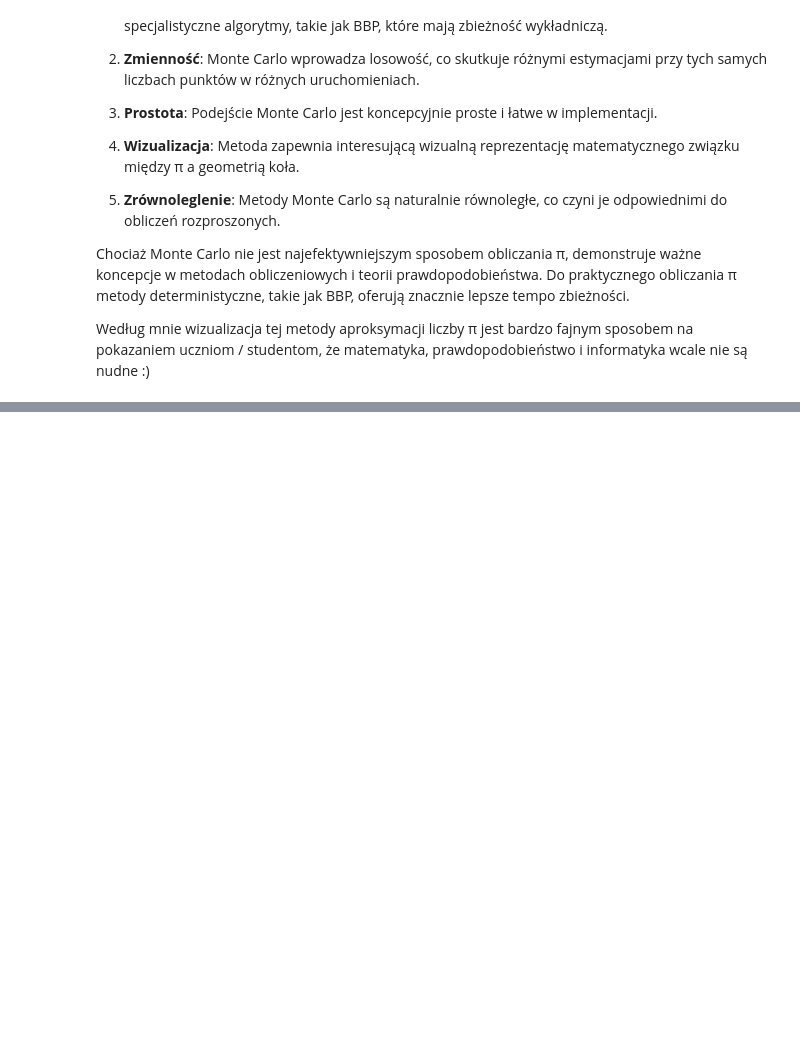
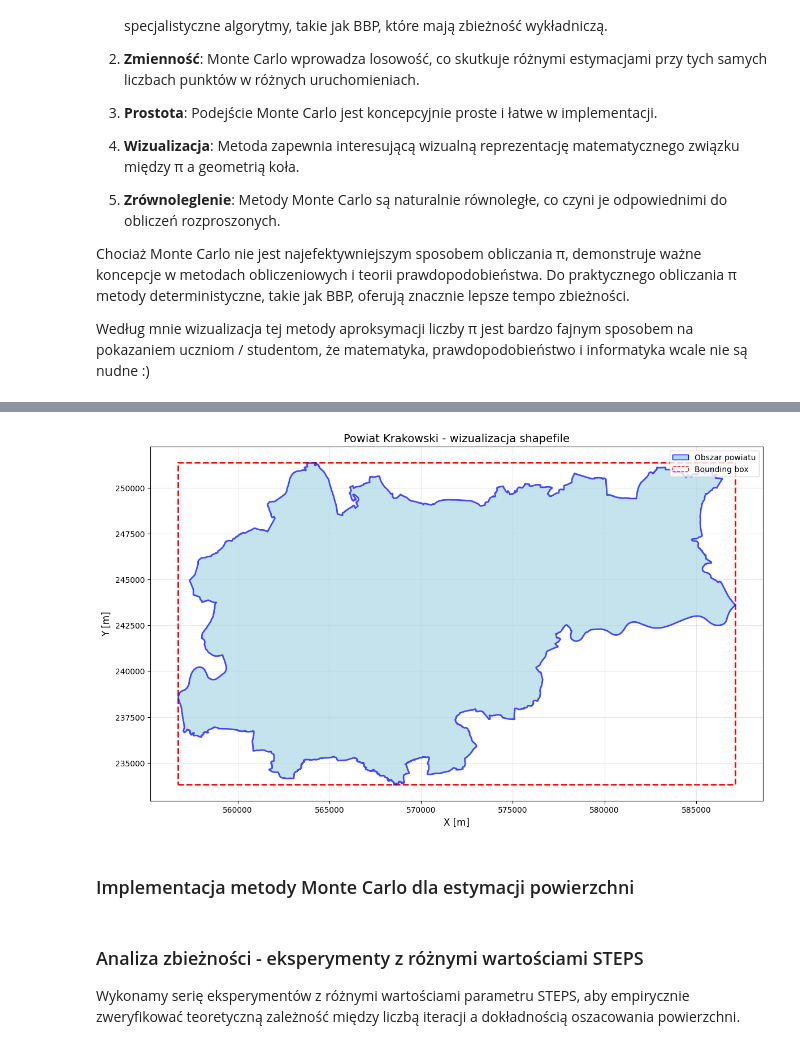
Before and after one commit to birzyk6/inteligencja-obliczeniowa, a Jupyter notebook: lab1 - Monte Carlo/montecarlo.ipynb, the cells around one changed output, grey strips where cells are left out. Cells and saved outputs as stored; diff of their text form; code cells hidden in the pictures; blank space fills up the shorter version.

```diff
--- a/lab1 - Monte Carlo/montecarlo.ipynb
+++ b/lab1 - Monte Carlo/montecarlo.ipynb
@@ -626,0 +830,8 @@ Według mnie wizualizacja tej metody aproksymacji liczby π jest bardzo fajnym s
+# %%
+import geopandas as gpd
+from shapely.geometry import Point, Polygon
+
+shapefile_path = '/Users/bartek/Desktop/stoh/shp/Powiat_Krakow_2180.shp'
+gdf = gpd.read_file(shapefile_path)
+
+display(gdf.head())
@@ -626,0 +897,29 @@ Według mnie wizualizacja tej metody aproksymacji liczby π jest bardzo fajnym s
+# %%
+fig, ax = plt.subplots(figsize=(12, 10))
+
+gdf.plot(ax=ax, facecolor='lightblue', edgecolor='blue', linewidth=2, alpha=0.7)
+
+from matplotlib.patches import Rectangle
+bbox_rect = Rectangle((bounds[0], bounds[1]), bbox_width, bbox_height,
+                       fill=False, edgecolor='red', linewidth=2, linestyle='--')
+ax.add_patch(bbox_rect)
+
+ax.set_title("Powiat Krakowski - wizualizacja shapefile", fontsize=14)
+ax.set_xlabel("X [m]", fontsize=12)
+ax.set_ylabel("Y [m]", fontsize=12)
+ax.grid(True, alpha=0.3)
+ax.set_aspect('equal')
+
+from matplotlib.patches import Patch
+legend_elements = [
+    Patch(facecolor='lightblue', edgecolor='blue', label='Obszar powiatu'),
+    Patch(fill=False, edgecolor='red', linestyle='--', label='Bounding box')
+]
+ax.legend(handles=legend_elements, loc='upper right')
+
+plt.tight_layout()
+plt.show()
+# %% [output]
+[figure, added]
+# %% [markdown]
+### Implementacja metody Monte Carlo dla estymacji powierzchni
@@ -626,0 +946,4 @@ Według mnie wizualizacja tej metody aproksymacji liczby π jest bardzo fajnym s
+# %% [markdown]
+### Analiza zbieżności - eksperymenty z różnymi wartościami STEPS
+
+Wykonamy serię eksperymentów z różnymi wartościami parametru STEPS, aby empirycznie zweryfikować teoretyczną zależność między liczbą iteracji a dokładnością oszacowania powierzchni.
```
Also changed, not shown: parts of 25 cells of this notebook.
